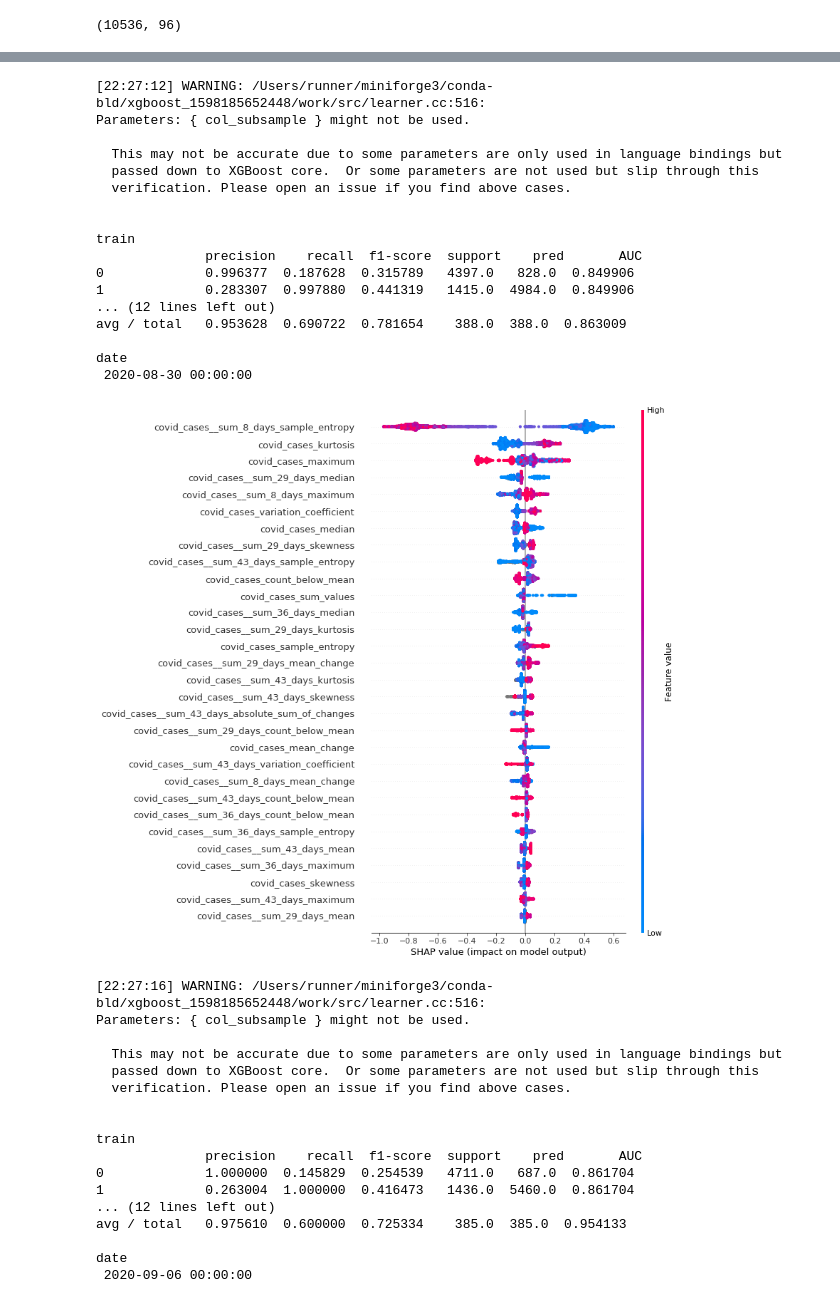
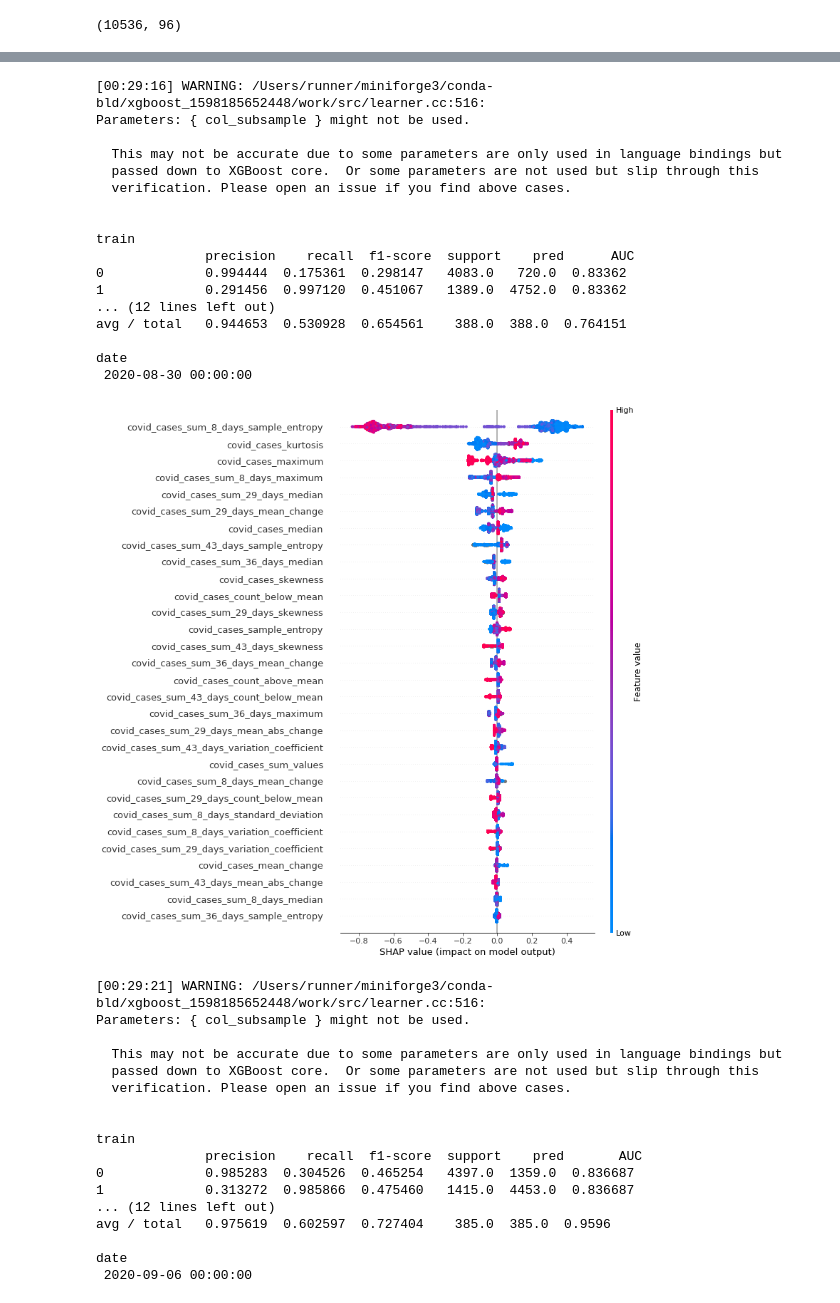
Before and after one commit to dhdzmota/omath_mota_rulo, a Jupyter notebook: notebooks/Experiment.ipynb, the cells around one changed output, grey strips where cells are left out. Cells and saved outputs as stored; diff of their text form; code cells hidden in the pictures.

```diff
--- a/notebooks/Experiment.ipynb
+++ b/notebooks/Experiment.ipynb
@@ -51,15 +51,19 @@ def plot_folds(X_train, X_val, X_oot):
     data_plot.name = 'train'
     data_plot.plot(
         kind='area',
+        color='#3454D1',
         grid=True,
         legend=True,
+        alpha=.5,
         ax=ax)
 
     data_plot = val['fecha'].value_counts()
     data_plot.name = 'val'
     data_plot.plot(
         kind='area',
+        color='#34D1BF',
         grid=True,
+        alpha=.5,
         legend=True,
         ax=ax)
 
@@ -68,6 +72,8 @@ def plot_folds(X_train, X_val, X_oot):
     data_plot.plot(
         kind='area',
         grid=True,
+        alpha=.5,
+        color='#D1345B',
         legend=True,
         ax=ax)
     ax.set_xlim(
@@ -80,7 +86,7 @@ def plot_folds(X_train, X_val, X_oot):
 def get_train_val(data, date):
     """
     """
-    train = data[data['fecha'] <= date]
+    train = data[data['fecha'] < date]
 
     oos_size = .1
     val_boundary = train['fecha'].quantile(1 - oos_size)
@@ -95,7 +101,7 @@ def get_train_val(data, date):
 for date, oot in experiment_rounds:
     oot.reset_index(inplace=True)
 
-    train, val = get_train_val(data, date)
+    train, val = get_train_val(data, oot['fecha'].min())
 
     plot_folds(train, val, oot)
 # %% [output]
@@ -120,7 +138,7 @@ for date, oot in experiment_rounds:
     oot.reset_index(inplace=True)
 
     # Split data
-    train, val = get_train_val(data, date)
+    train, val = get_train_val(data, oot['fecha'].min())
 
     # Get X matrix and y.
     X_train = train.set_index(['fecha', 'nombre_hospital']).copy()
@@ -242,22 +260,22 @@ date
-[22:27:12] WARNING: /Users/runner/miniforge3/conda-bld/xgboost_1598185652448/work/src/learner.cc:516:
+[00:29:16] WARNING: /Users/runner/miniforge3/conda-bld/xgboost_1598185652448/work/src/learner.cc:516:
 Parameters: { col_subsample } might not be used.
 
   This may not be accurate due to some parameters are only used in language bindings but
   passed down to XGBoost core.  Or some parameters are not used but slip through this
   verification. Please open an issue if you find above cases.
 
 
 train
-              precision    recall  f1-score  support    pred       AUC
-0             0.996377  0.187628  0.315789   4397.0   828.0  0.849906
-1             0.283307  0.997880  0.441319   1415.0  4984.0  0.849906
+              precision    recall  f1-score  support    pred      AUC
+0             0.994444  0.175361  0.298147   4083.0   720.0  0.83362
+1             0.291456  0.997120  0.451067   1389.0  4752.0  0.83362
 ... (12 lines left out)
-avg / total   0.953628  0.690722  0.781654    388.0  388.0  0.863009
+avg / total   0.944653  0.530928  0.654561    388.0  388.0  0.764151
 
 date
  2020-08-30 00:00:00
-[figure, old version]
+[figure, new version]
-[22:27:16] WARNING: /Users/runner/miniforge3/conda-bld/xgboost_1598185652448/work/src/learner.cc:516:
+[00:29:21] WARNING: /Users/runner/miniforge3/conda-bld/xgboost_1598185652448/work/src/learner.cc:516:
 Parameters: { col_subsample } might not be used.
 
   This may not be accurate due to some parameters are only used in language bindings but
@@ -267,10 +285,10 @@ Parameters: { col_subsample } might not be used.
 
 train
               precision    recall  f1-score  support    pred       AUC
-0             1.000000  0.145829  0.254539   4711.0   687.0  0.861704
-1             0.263004  1.000000  0.416473   1436.0  5460.0  0.861704
+0             0.985283  0.304526  0.465254   4397.0  1359.0  0.836687
+1             0.313272  0.985866  0.475460   1415.0  4453.0  0.836687
 ... (12 lines left out)
-avg / total   0.975610  0.600000  0.725334    385.0  385.0  0.954133
+avg / total   0.975619  0.602597  0.727404    385.0  385.0  0.9596
 
 date
  2020-09-06 00:00:00
```
Also changed, not shown: parts of 7 cells of this notebook, 4 other files.
